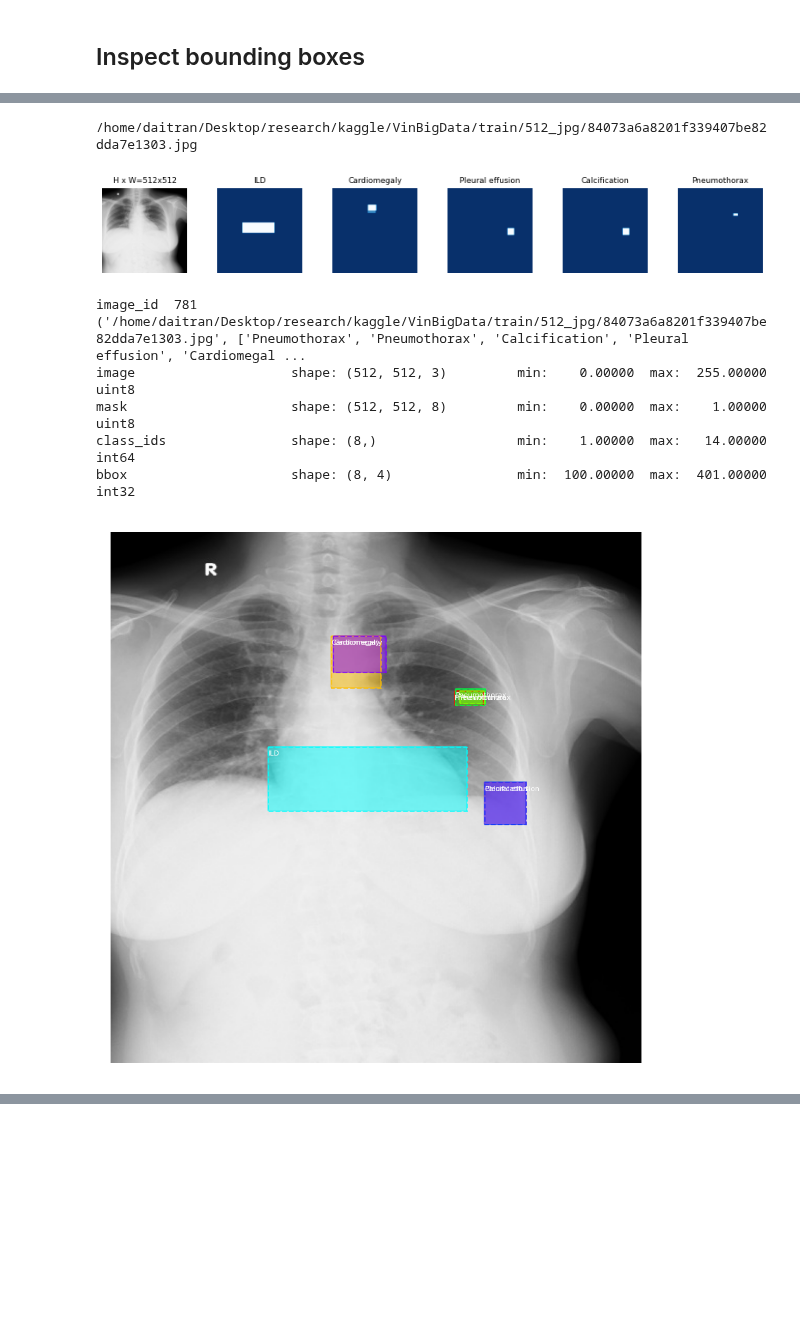
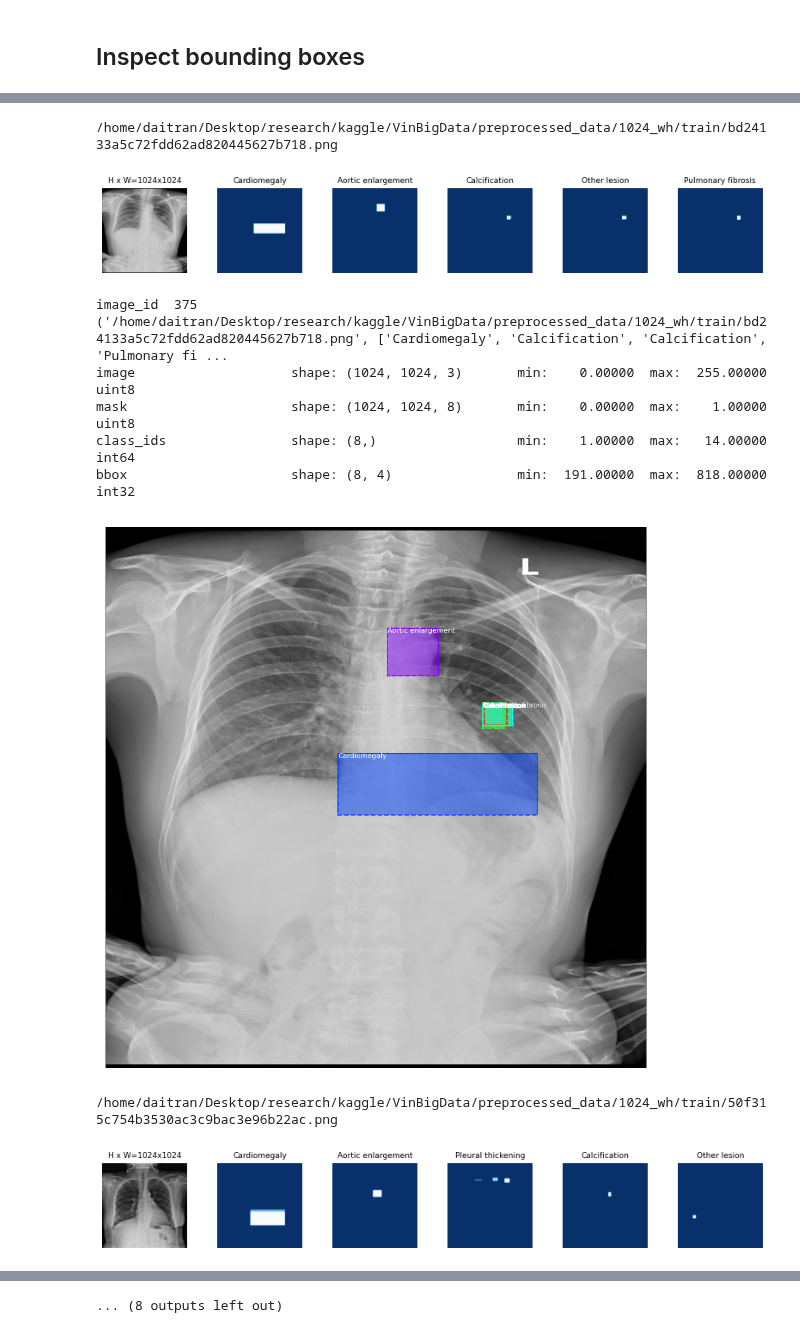
Before and after one commit to daitranskku/chest_x_ray_abnormalities_detection, a Jupyter notebook: MaskRCNN_implementation/inspect_data.ipynb, the cells around one changed output, grey strips where cells are left out. Cells and saved outputs as stored; diff of their text form; code cells hidden in the pictures; blank space fills up the shorter version.

Commit message:
Update df for 1024 data

```diff
--- a/MaskRCNN_implementation/inspect_data.ipynb
+++ b/MaskRCNN_implementation/inspect_data.ipynb
@@ -75,6 +75,6 @@ def dicom2array(path, voi_lut=True, fix_monochrome=True):
 # %% [markdown]
 #### Load img and encoded label data
 # %%
-training_df = pd.read_csv('/home/daitran/Desktop/git/chest_x_ray_abnormalities_detection/MaskRCNN_implementation/sample_df.csv', converters ={'EncodedPixels': eval, 'CategoryId': eval})
+training_df = pd.read_csv('/home/daitran/Desktop/git/chest_x_ray_abnormalities_detection/MaskRCNN_implementation/1024_encoded_maskrcnn.csv', converters ={'EncodedPixels': eval, 'CategoryId': eval})
 # %%
 samples_df = training_df
@@ -88,7 +104,7 @@ from mrcnn import visualize
 from mrcnn.model import log
 # %%
 NUM_CATS = 14
-IMAGE_SIZE = 512
+IMAGE_SIZE = 1024
 # %%
 class DiagnosticConfig(Config):
     NAME = "Diagnostic"
@@ -124,0 +139,5 @@ category_list = orin_df.class_name.unique()
+# %%
+category_list = ["Aortic enlargement", "Atelectasis","Calcification","Cardiomegaly","Consolidation","ILD",
+                "Infiltration", "Lung opacity", "Nodule/ Mass","Other lesion","Pleural effusion",
+                "Pleural thickening", "Pneumothorax","Pulmonary fibrosis"]
+category_list
@@ -135,7 +169,7 @@ class DiagnosticDataset(utils.Dataset):
         for i, row in df.iterrows():
             self.add_image("diagnostic",
                            image_id=row.name,
-                           path= PREPROCESSED_TRAINING_IMAGE_FOLDER+str(row.image_id)+".jpg",
+                           path= PREPROCESSED_TRAINING_IMAGE_FOLDER+str(row.image_id)+".png",
                            labels=row['CategoryId'],
                            annotations=row['EncodedPixels'],
                            height=row['Height'], width=row['Width'],
@@ -242,7 +276,7 @@ def plot_bbox(img_id , bbox_df = orin_df, normalize = True):
 # %% [markdown]
 ## Inspect bounding boxes
 # %%
-for i in range(0,2):
+for i in range(0,5):
     image_jpg_id = random.choice(test_dataset.image_ids)
     print(test_dataset.image_info[image_jpg_id]['path'])
 
@@ -280,8 +314,10 @@ bbox                     shape: (9, 4)                min:   76.00000  max:  418
-/home/daitran/Desktop/research/kaggle/VinBigData/train/512_jpg/84073a6a8201f339407be82dda7e1303.jpg
+/home/daitran/Desktop/research/kaggle/VinBigData/preprocessed_data/1024_wh/train/bd24133a5c72fdd62ad820445627b718.png
-[figure, old version]
+[figure, new version]
-image_id  781 ('/home/daitran/Desktop/research/kaggle/VinBigData/train/512_jpg/84073a6a8201f339407be82dda7e1303.jpg', ['Pneumothorax', 'Pneumothorax', 'Calcification', 'Pleural effusion', 'Cardiomegal ...
-image                    shape: (512, 512, 3)         min:    0.00000  max:  255.00000  uint8
-mask                     shape: (512, 512, 8)         min:    0.00000  max:    1.00000  uint8
+image_id  375 ('/home/daitran/Desktop/research/kaggle/VinBigData/preprocessed_data/1024_wh/train/bd24133a5c72fdd62ad820445627b718.png', ['Cardiomegaly', 'Calcification', 'Calcification', 'Pulmonary fi ...
+image                    shape: (1024, 1024, 3)       min:    0.00000  max:  255.00000  uint8
+mask                     shape: (1024, 1024, 8)       min:    0.00000  max:    1.00000  uint8
 class_ids                shape: (8,)                  min:    1.00000  max:   14.00000  int64
-bbox                     shape: (8, 4)                min:  100.00000  max:  401.00000  int32
+bbox                     shape: (8, 4)                min:  191.00000  max:  818.00000  int32
-[figure, old version]
+[figure, new version]
+/home/daitran/Desktop/research/kaggle/VinBigData/preprocessed_data/1024_wh/train/50f315c754b3530ac3c9bac3e96b22ac.png
+[figure, added]
@@ -287,0 +330 @@ bbox                     shape: (8, 4)                min:  100.00000  max:  401
+... (8 outputs left out)
```
Also changed, not shown: parts of 5 cells of this notebook, 2 other files.
